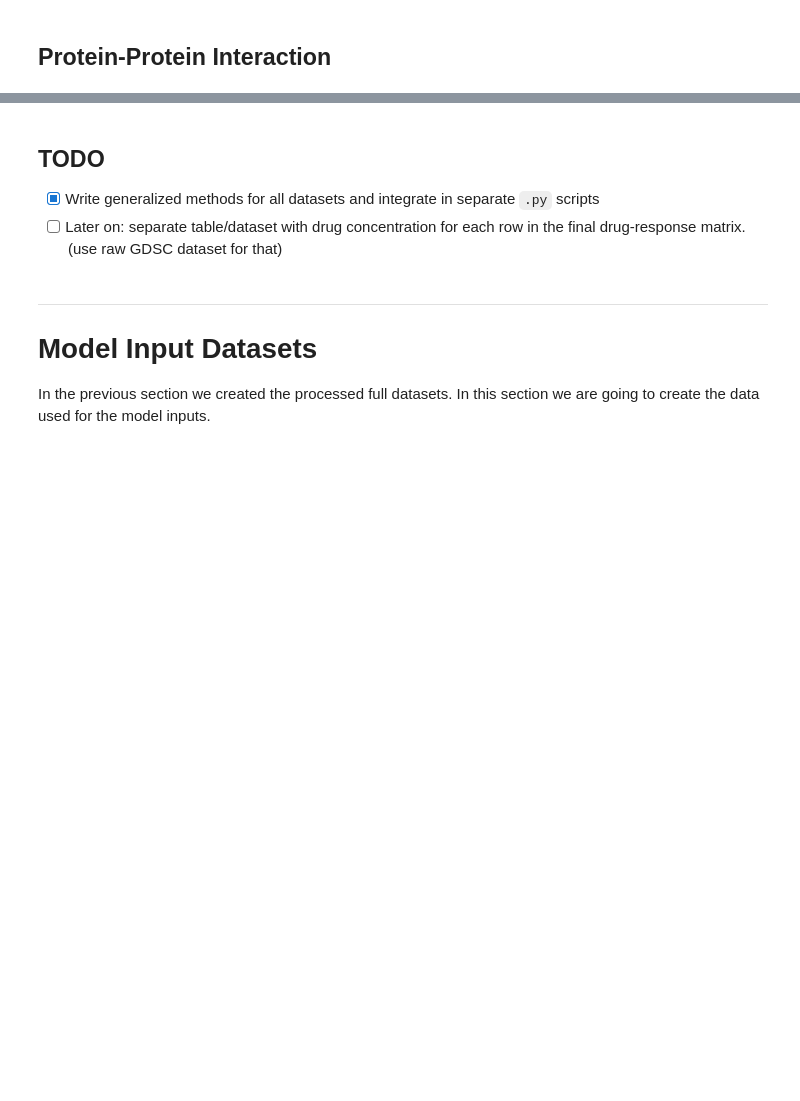
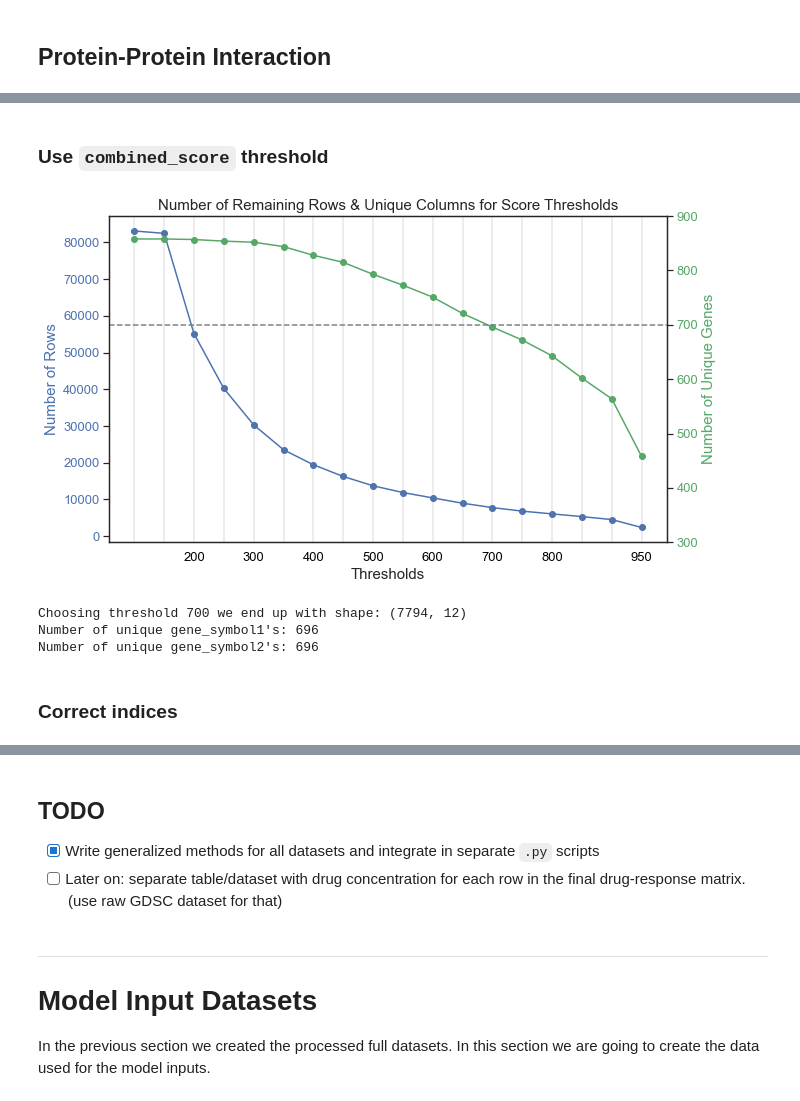
Before and after one commit to PeeteKeesel/gnn-for-drug-response-prediction, a Jupyter notebook: notebooks/dataset_creations.ipynb, the cells around one changed output, grey strips where cells are left out. Drawn from its saved outputs; the diff is of its cells as text; code cells hidden in the pictures; blank space fills up the shorter version.

```diff
--- a/notebooks/dataset_creations.ipynb
+++ b/notebooks/dataset_creations.ipynb
@@ -912,0 +1049,6 @@ def add_gene_index(proteins: pd.DataFrame, gene_idxs: pd.DataFrame=GENE_SYMBOL_I
+# %%
+pinfos2 = shrink_to_only_singely_occuring_proteins(pinfos)
+print(pinfos2.shape)
+
+proteins = combine_protein_links_with_info(plinks, pinfos2)
+print(proteins.shape)
@@ -912,0 +1059,11 @@ def add_gene_index(proteins: pd.DataFrame, gene_idxs: pd.DataFrame=GENE_SYMBOL_I
+# %%
+inter_genes = pd.read_csv(PROCESSED_DATA_PATH + 'sparse_inter_genes.csv')
+
+# Select only the rows where both gene symbols are landmark genes
+proteins2 = proteins[(proteins.gene_symbol1.isin(inter_genes.GENE_SYMBOL)) &
+                     (proteins.gene_symbol2.isin(inter_genes.GENE_SYMBOL))]
+print(f"{proteins2.shape}, thus {100-100*proteins2.shape[0]/proteins.shape[0]:2.2f} % got removed")
+uniq_g1, uniq_g2 = len(proteins2.gene_symbol1.unique()), len(proteins2.gene_symbol2.unique())
+print(f"Number of unique gene_symbol1's: {uniq_g1} ({100-100*uniq_g1/len(proteins.gene_symbol1.unique()):2.2f} % got removed)")
+print(f"Number of unique gene_symbol2's: {uniq_g2} ({100-100*uniq_g2/len(proteins.gene_symbol2.unique()):2.2f} % got removed)")
+proteins2.head(3)
@@ -912,0 +1078,54 @@ def add_gene_index(proteins: pd.DataFrame, gene_idxs: pd.DataFrame=GENE_SYMBOL_I
+# %% [markdown]
+### Use `combined_score` threshold
+# %%
+threshs = np.arange(0.1, 1.0, 0.05)
+rows = np.repeat(None, len(threshs))
+uniq_g1s, uniq_g2s = np.repeat(None, len(threshs)), np.repeat(None, len(threshs))
+for i, thresh in enumerate(threshs):
+    # print(f"thresh: {thresh*1_000:3.0f}\n{20*'='}")
+    protein_temp = proteins2[proteins2['combined_score'] > (thresh * 1_000)]
+    rows[i] = protein_temp.shape[0]
+    uniq_g1s[i] = len(protein_temp.gene_symbol1.unique())
+    uniq_g2s[i] = len(protein_temp.gene_symbol2.unique())
+
+fig, ax1 = plt.subplots(figsize=(10, 6))
+
+ax1.plot(threshs*1_000, rows, 'bo-');
+ax1.set_xlabel("Thresholds", fontsize=15);
+ax1.set_ylabel("Number of Rows", color='b', fontsize=PlottingParameters.YLABEL_FONTSIZE.value);
+ax1.tick_params(axis='y', labelcolor = 'b', labelsize=PlottingParameters.YTICKS_LABELSIZE.value)
+
+ax2 = ax1.twinx()
+ax2.plot(threshs*1_000, uniq_g1s, 'go-');
+ax2.axhline(y=700, color='grey', linestyle='--');
+ax2.set_ylabel("Number of Unique Genes", color='g', fontsize=PlottingParameters.YLABEL_FONTSIZE.value);
+ax2.tick_params(axis='y', labelcolor = 'g', labelsize=PlottingParameters.YTICKS_LABELSIZE.value);
+ax2.set_ylim(300, 900);
+
+for thresh in threshs:
+    ax1.axvline(x=thresh*1_000, color='grey', linestyle='-', alpha=0.2);
+
+plt.xticks([200, 300, 400, 500, 600, 700, 800, 950]);
+ax1.tick_params(axis='x', labelcolor='black', labelsize=PlottingParameters.YTICKS_LABELSIZE.value);
+plt.title("Number of Remaining Rows & Unique Columns for Score Thresholds",
+          fontsize=PlottingParameters.TITLE_FONTSIZE.value);
+plt.show();
+# %% [output]
+[figure, added]
+# %%
+SCORE_THRESH = 700
+
+# Select only the rows above the chose threshold.
+proteins3 = proteins2[proteins2['combined_score'] > SCORE_THRESH]
+print(f"Choosing threshold {SCORE_THRESH} we end up with shape: {proteins3.shape}")
+print("Number of unique gene_symbol1's:", len(proteins3.gene_symbol1.unique()))
+print("Number of unique gene_symbol2's:", len(proteins3.gene_symbol2.unique()))
+assert set(proteins3.gene_symbol1.unique()) == set(proteins3.gene_symbol2.unique()), \
+    "ERROR: The unique gene_symbol1's are not the same as the unique gene_symbol2's!"
+UNIQ_GENE_SYMBOLS = list(set(proteins3.gene_symbol1.unique()))
+# %% [output]
+Choosing threshold 700 we end up with shape: (7794, 12)
+Number of unique gene_symbol1's: 696
+Number of unique gene_symbol2's: 696
+# %% [markdown]
+### Correct indices
```
Also changed, not shown: parts of 27 cells of this notebook, 2 other files.
